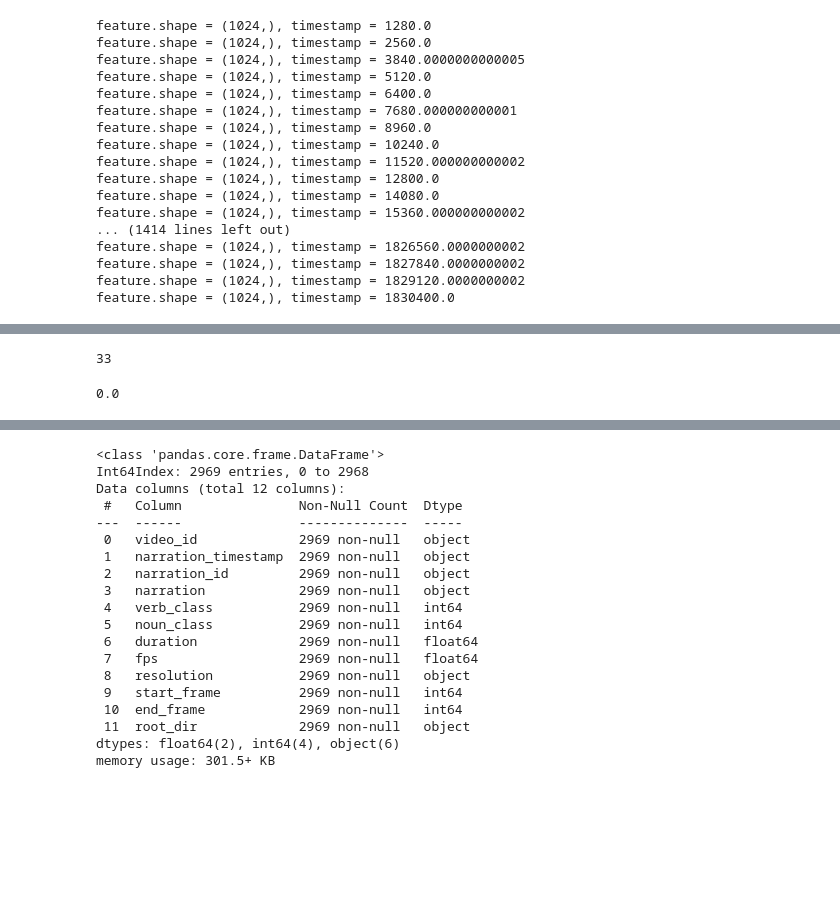
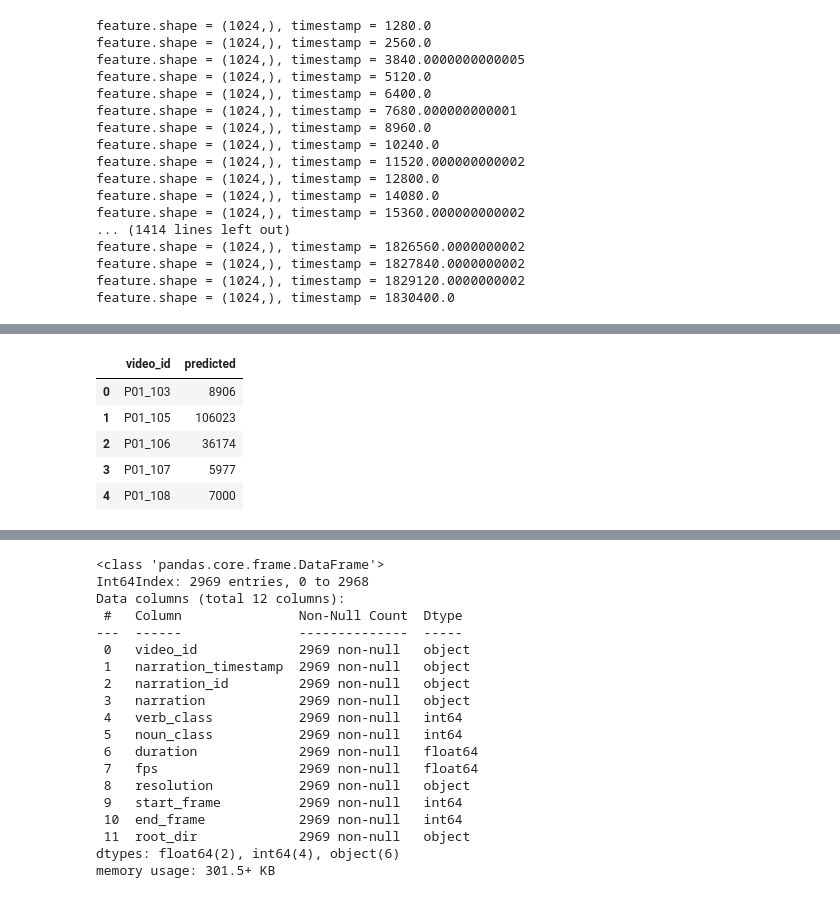
Before and after one commit to BarunKGP/HAAR, a Jupyter notebook: src/scratch/feature_extraction.ipynb, the cells around one changed output, grey strips where cells are left out. Saved outputs shown, nothing was run; the diff lists cells and outputs as text; code cells hidden in the pictures; blank space fills up the shorter version.

```diff
--- a/src/scratch/feature_extraction.ipynb
+++ b/src/scratch/feature_extraction.ipynb
@@ -111,15 +95,13 @@ df[(df['video_id'] == 'P02_132') &
-# %%
-def func(*a):
-    s = 0
-    for x in a:
-        s += x
-
-    return s
-# %% [output]
-33
-# %%
-a = time.time()
-time.sleep(1)
-print(time.time() - a)
-# %% [output]
-0.0
+# %%
+end_frames_df = pd.DataFrame()
+end_frames_df['predicted'] = df.groupby(['video_id'])['end_frame'].max()
+# %%
+end_frames_df = end_frames_df.reset_index()
+end_frames_df.head()
+# %% [output]
+|  | video_id | predicted |
+| 0 | P01_103 | 8906 |
+| 1 | P01_105 | 106023 |
+| 2 | P01_106 | 36174 |
+| 3 | P01_107 | 5977 |
+| 4 | P01_108 | 7000 |
```
Also changed, not shown: parts of 15 cells of this notebook, 1 other file.
